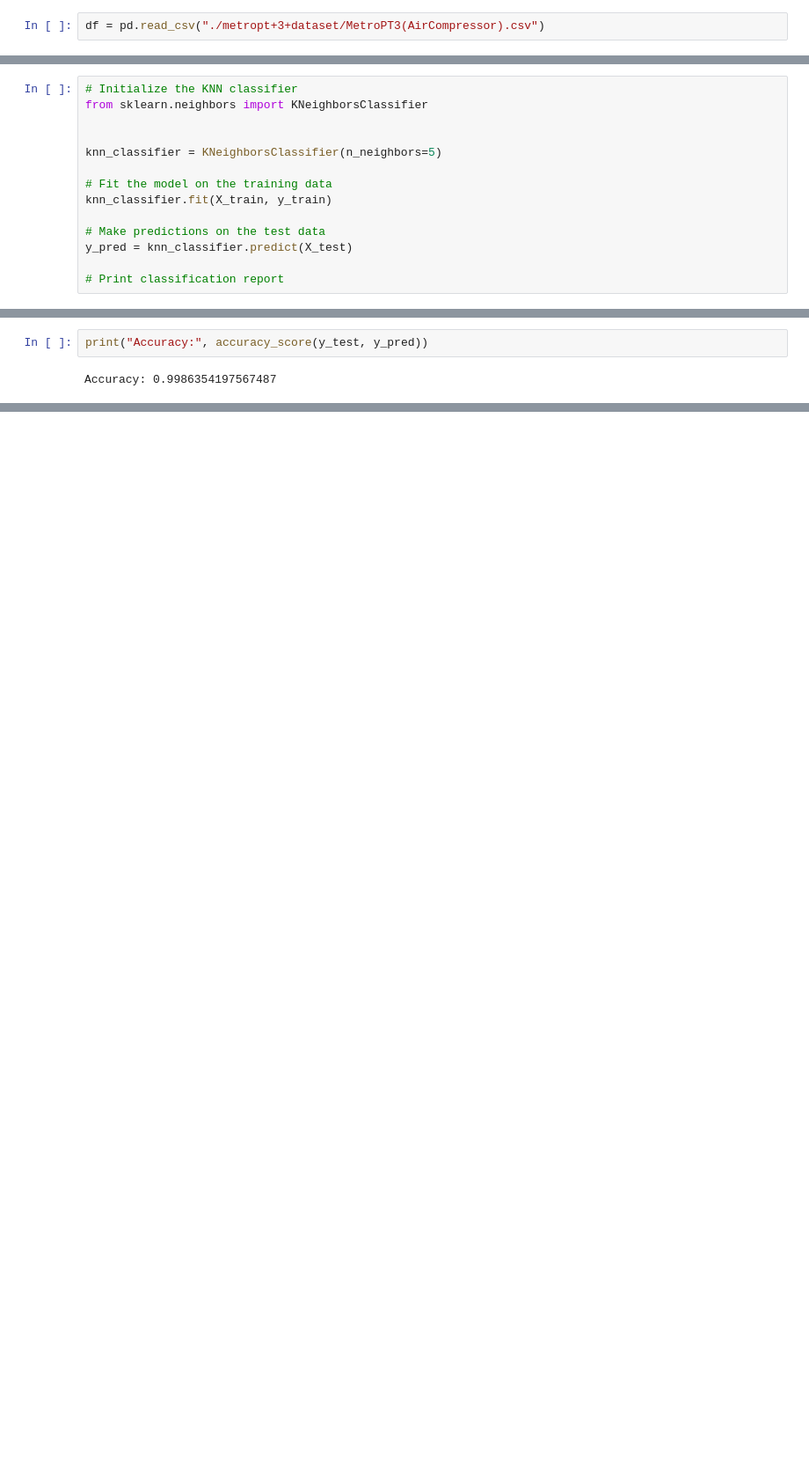
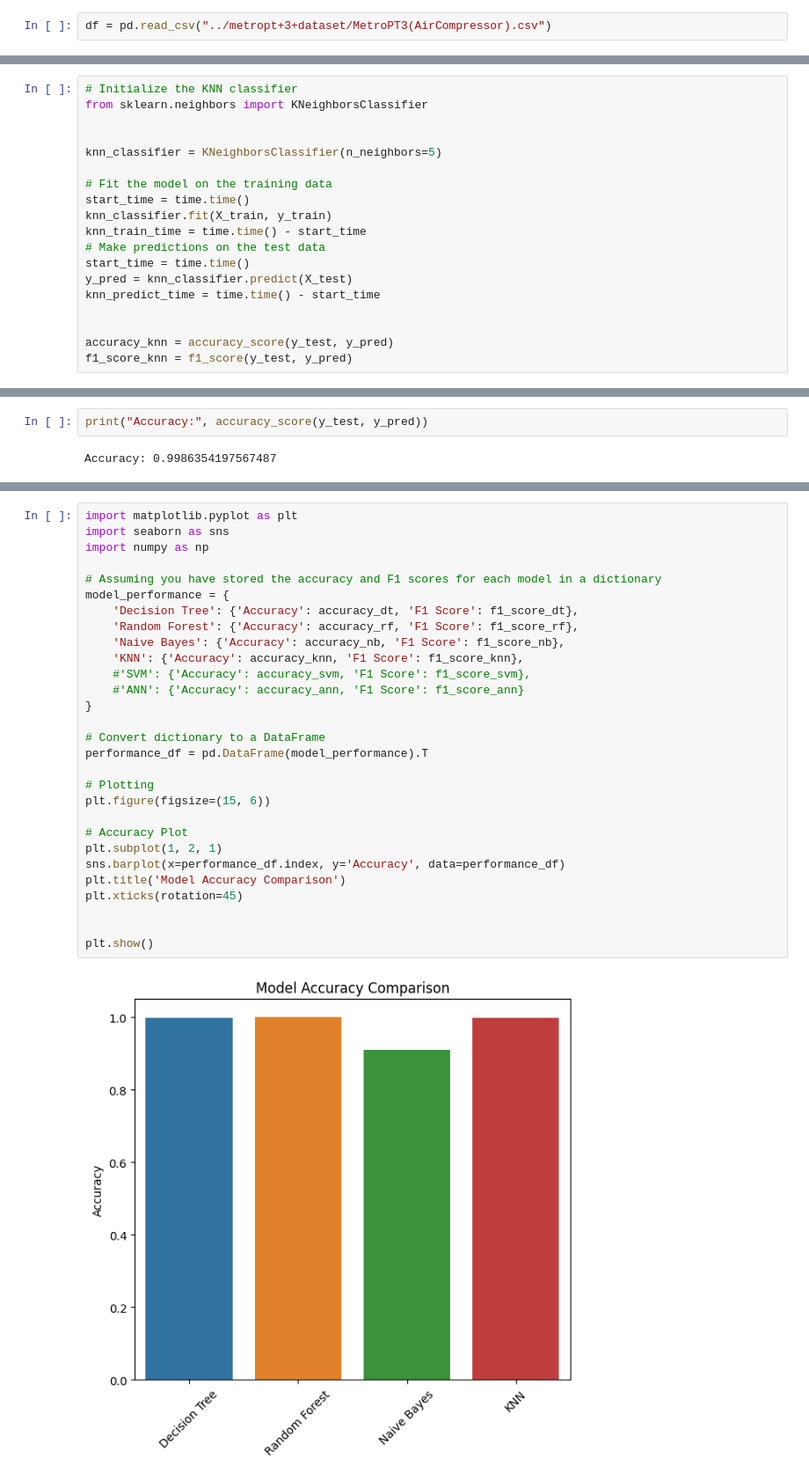
Before and after one commit to Haroune-REZKI/MetroPT-3-Failure-Prediction-, a Jupyter notebook: code.ipynb, the cells around one changed output, grey strips where cells are left out. Shown: that part at 88% size. Saved outputs shown, nothing was run; the diff lists cells and outputs as text; blank space fills up the shorter version.

```diff
--- a/code.ipynb
+++ b/code.ipynb
@@ -18,7 +18,7 @@ import pandas as pd
 import seaborn as sns
 import matplotlib.pyplot as plt
 # %%
-df = pd.read_csv("./metropt+3+dataset/MetroPT3(AirCompressor).csv")
+df = pd.read_csv("../metropt+3+dataset/MetroPT3(AirCompressor).csv")
 # %%
 df.head()
 # %% [output]
@@ -519,9 +536,14 @@ from sklearn.neighbors import KNeighborsClassifier
 knn_classifier = KNeighborsClassifier(n_neighbors=5)
 
 # Fit the model on the training data
+start_time = time.time()
 knn_classifier.fit(X_train, y_train)
+knn_train_time = time.time() - start_time
+# Make predictions on the test data
+start_time = time.time()
+y_pred = knn_classifier.predict(X_test)
+knn_predict_time = time.time() - start_time
 
-# Make predictions on the test data
-y_pred = knn_classifier.predict(X_test)
 
-# Print classification report
+accuracy_knn = accuracy_score(y_test, y_pred)
+f1_score_knn = f1_score(y_test, y_pred)
@@ -567,0 +589,31 @@ print(f"ANN Accuracy: {accuracy:.2f}")
+# %%
+import matplotlib.pyplot as plt
+import seaborn as sns
+import numpy as np
+
+# Assuming you have stored the accuracy and F1 scores for each model in a dictionary
+model_performance = {
+    'Decision Tree': {'Accuracy': accuracy_dt, 'F1 Score': f1_score_dt},
+    'Random Forest': {'Accuracy': accuracy_rf, 'F1 Score': f1_score_rf},
+    'Naive Bayes': {'Accuracy': accuracy_nb, 'F1 Score': f1_score_nb},
+    'KNN': {'Accuracy': accuracy_knn, 'F1 Score': f1_score_knn},
+    #'SVM': {'Accuracy': accuracy_svm, 'F1 Score': f1_score_svm},
+    #'ANN': {'Accuracy': accuracy_ann, 'F1 Score': f1_score_ann}
+}
+
+# Convert dictionary to a DataFrame
+performance_df = pd.DataFrame(model_performance).T
+
+# Plotting
+plt.figure(figsize=(15, 6))
+
+# Accuracy Plot
+plt.subplot(1, 2, 1)
+sns.barplot(x=performance_df.index, y='Accuracy', data=performance_df)
+plt.title('Model Accuracy Comparison')
+plt.xticks(rotation=45)
+
+
+plt.show()
+# %% [output]
+[figure, added]
```
Also changed, not shown: parts of 13 cells of this notebook, 1 other file.
